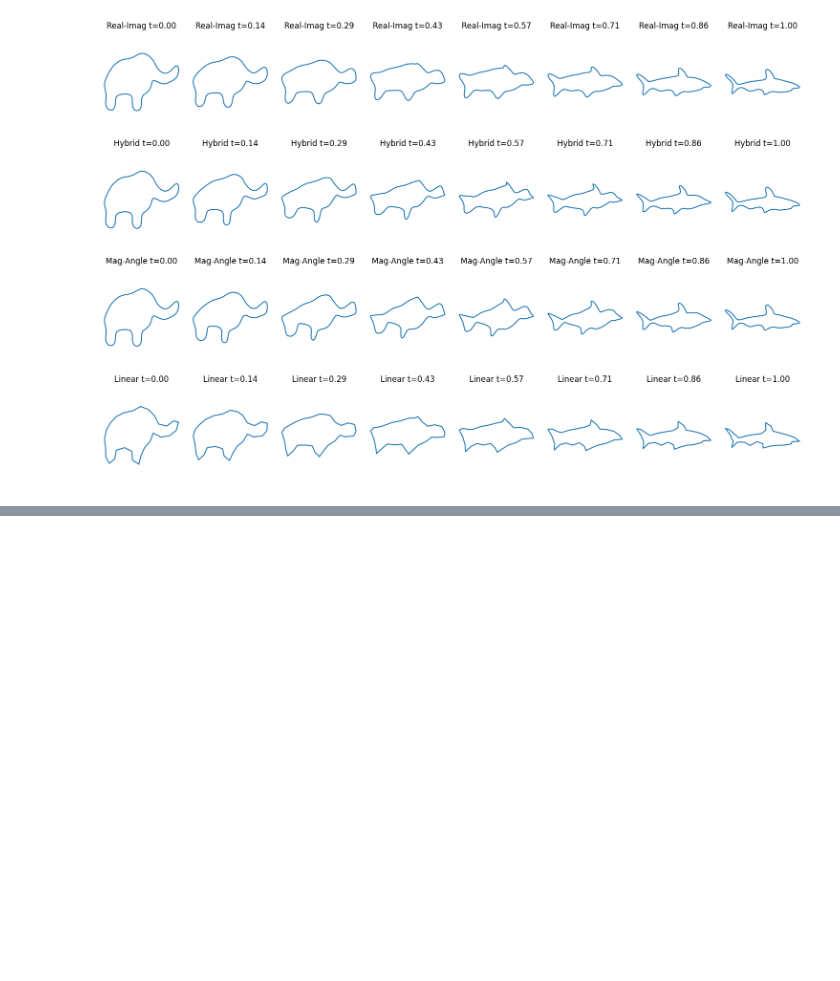
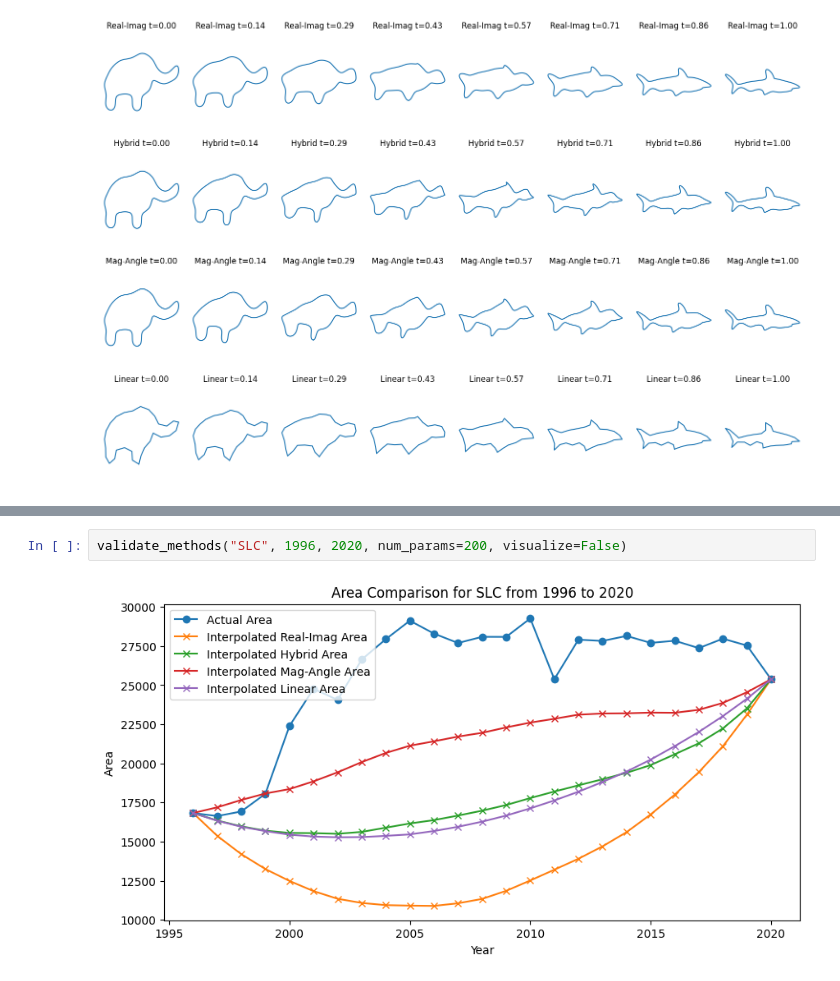
Before and after one commit to aprinawang/fourier-morph, a Jupyter notebook: morph_clean.ipynb, the cells around one changed output, grey strips where cells are left out. Cells and saved outputs as stored; diff of their text form; blank space fills up the shorter version.

```diff
--- a/morph_clean.ipynb
+++ b/morph_clean.ipynb
@@ -234,0 +338,4 @@ visualize_methods(bin_elephant, bin_shark, num_params=30, num_steps=8)
+# %%
+validate_methods("SLC", 1996, 2020, num_params=200, visualize=False)
+# %% [output]
+[figure, added]
```
Also changed, not shown: parts of 5 cells of this notebook.
